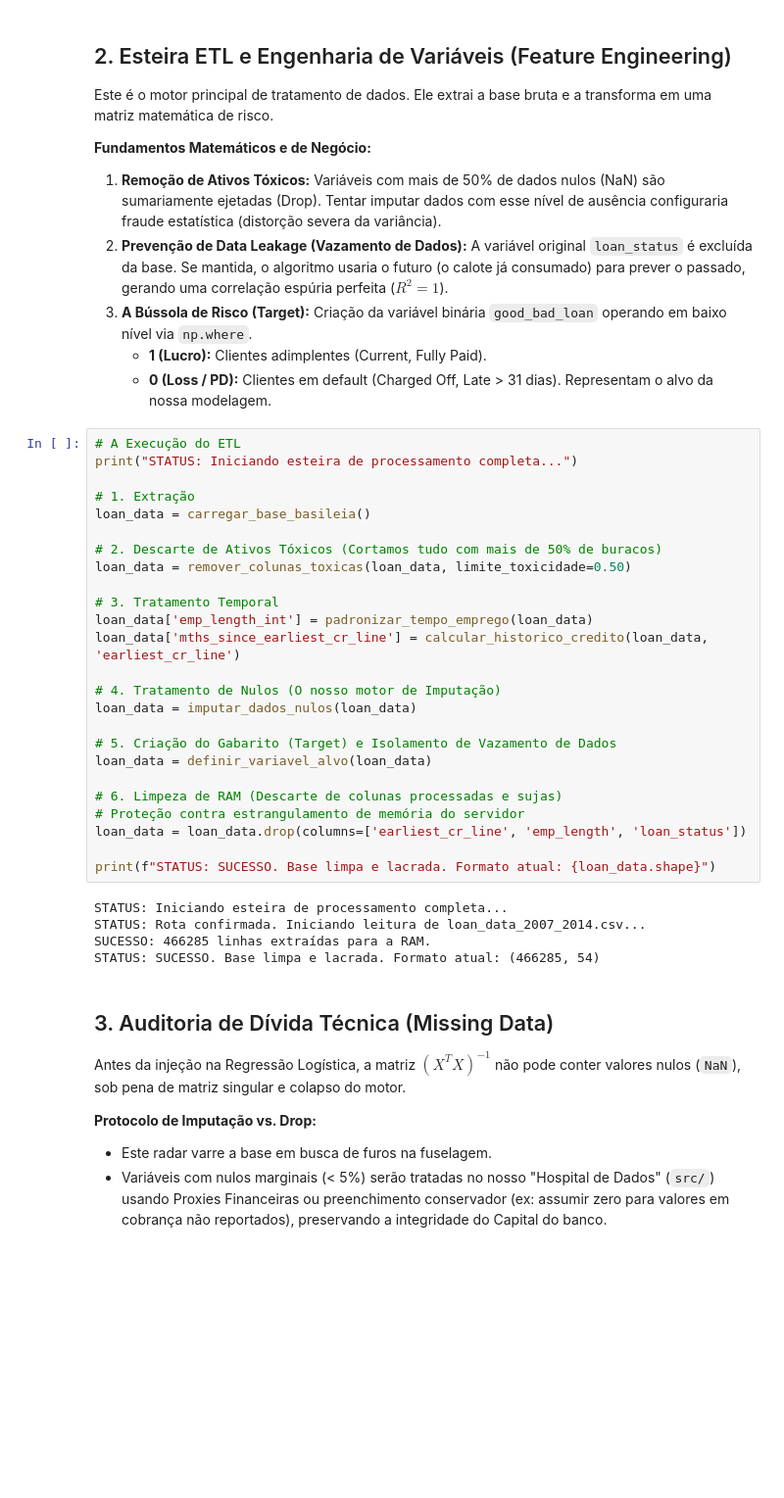
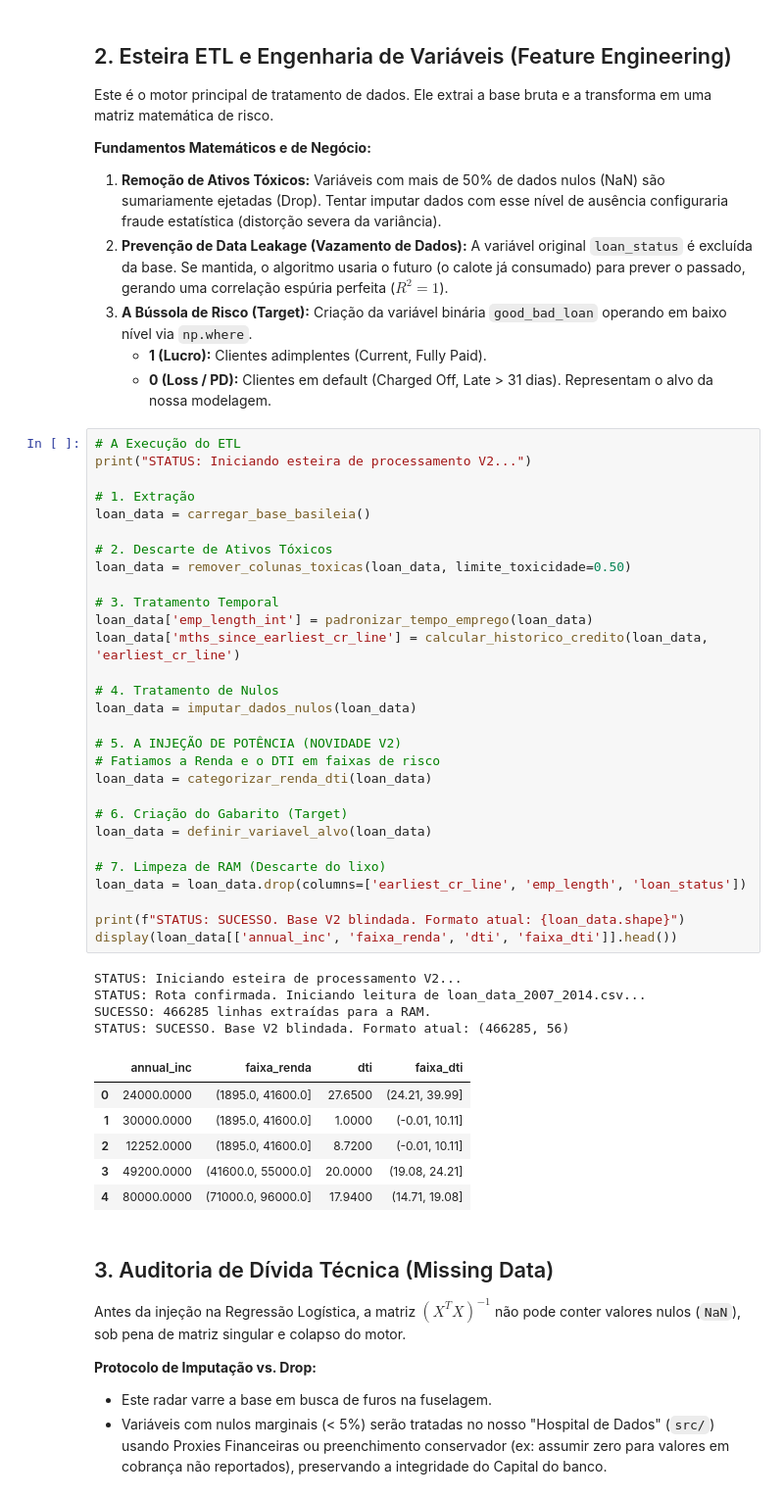
Before and after one commit to igorcarvah/basel_risk_modeling, a Jupyter notebook: notebook/02_Scorecard_V2_Champion.ipynb, the cells around one changed output. Shown at 98% size. Cells and saved outputs as stored; diff of their text form; blank space fills up the shorter version.

```diff
--- a/notebook/02_Scorecard_V2_Champion.ipynb
+++ b/notebook/02_Scorecard_V2_Champion.ipynb
@@ -69,34 +68,44 @@ Este é o motor principal de tratamento de dados. Ele extrai a base bruta e a tr
    * **0 (Loss / PD):** Clientes em default (Charged Off, Late > 31 dias). Representam o alvo da nossa modelagem.
 # %%
 # A Execução do ETL
-print("STATUS: Iniciando esteira de processamento completa...")
+print("STATUS: Iniciando esteira de processamento V2...")
 
 # 1. Extração
 loan_data = carregar_base_basileia()
 
-# 2. Descarte de Ativos Tóxicos (Cortamos tudo com mais de 50% de buracos)
+# 2. Descarte de Ativos Tóxicos
 loan_data = remover_colunas_toxicas(loan_data, limite_toxicidade=0.50)
 
 # 3. Tratamento Temporal
 loan_data['emp_length_int'] = padronizar_tempo_emprego(loan_data)
 loan_data['mths_since_earliest_cr_line'] = calcular_historico_credito(loan_data, 'earliest_cr_line')
 
-# 4. Tratamento de Nulos (O nosso motor de Imputação)
+# 4. Tratamento de Nulos
 loan_data = imputar_dados_nulos(loan_data)
 
-# 5. Criação do Gabarito (Target) e Isolamento de Vazamento de Dados
+# 5. A INJEÇÃO DE POTÊNCIA (NOVIDADE V2)
+# Fatiamos a Renda e o DTI em faixas de risco
+loan_data = categorizar_renda_dti(loan_data)
+
+# 6. Criação do Gabarito (Target)
 loan_data = definir_variavel_alvo(loan_data)
 
-# 6. Limpeza de RAM (Descarte de colunas processadas e sujas)
-# Proteção contra estrangulamento de memória do servidor
+# 7. Limpeza de RAM (Descarte do lixo)
 loan_data = loan_data.drop(columns=['earliest_cr_line', 'emp_length', 'loan_status'])
 
-print(f"STATUS: SUCESSO. Base limpa e lacrada. Formato atual: {loan_data.shape}")
+print(f"STATUS: SUCESSO. Base V2 blindada. Formato atual: {loan_data.shape}")
+display(loan_data[['annual_inc', 'faixa_renda', 'dti', 'faixa_dti']].head())
 # %% [output]
-STATUS: Iniciando esteira de processamento completa...
+STATUS: Iniciando esteira de processamento V2...
 STATUS: Rota confirmada. Iniciando leitura de loan_data_2007_2014.csv...
 SUCESSO: 466285 linhas extraídas para a RAM.
-STATUS: SUCESSO. Base limpa e lacrada. Formato atual: (466285, 54)
+STATUS: SUCESSO. Base V2 blindada. Formato atual: (466285, 56)
+|  | annual_inc | faixa_renda | dti | faixa_dti |
+| 0 | 24000.0000 | (1895.0, 41600.0] | 27.6500 | (24.21, 39.99] |
+| 1 | 30000.0000 | (1895.0, 41600.0] | 1.0000 | (-0.01, 10.11] |
+| 2 | 12252.0000 | (1895.0, 41600.0] | 8.7200 | (-0.01, 10.11] |
+| 3 | 49200.0000 | (41600.0, 55000.0] | 20.0000 | (19.08, 24.21] |
+| 4 | 80000.0000 | (71000.0, 96000.0] | 17.9400 | (14.71, 19.08] |
 # %% [markdown]
 ## 3. Auditoria de Dívida Técnica (Missing Data)
 Antes da injeção na Regressão Logística, a matriz $(X^T X)^{-1}$ não pode conter valores nulos (`NaN`), sob pena de matriz singular e colapso do motor.
```
Also changed, not shown: parts of 3 cells of this notebook, 2 other files.
